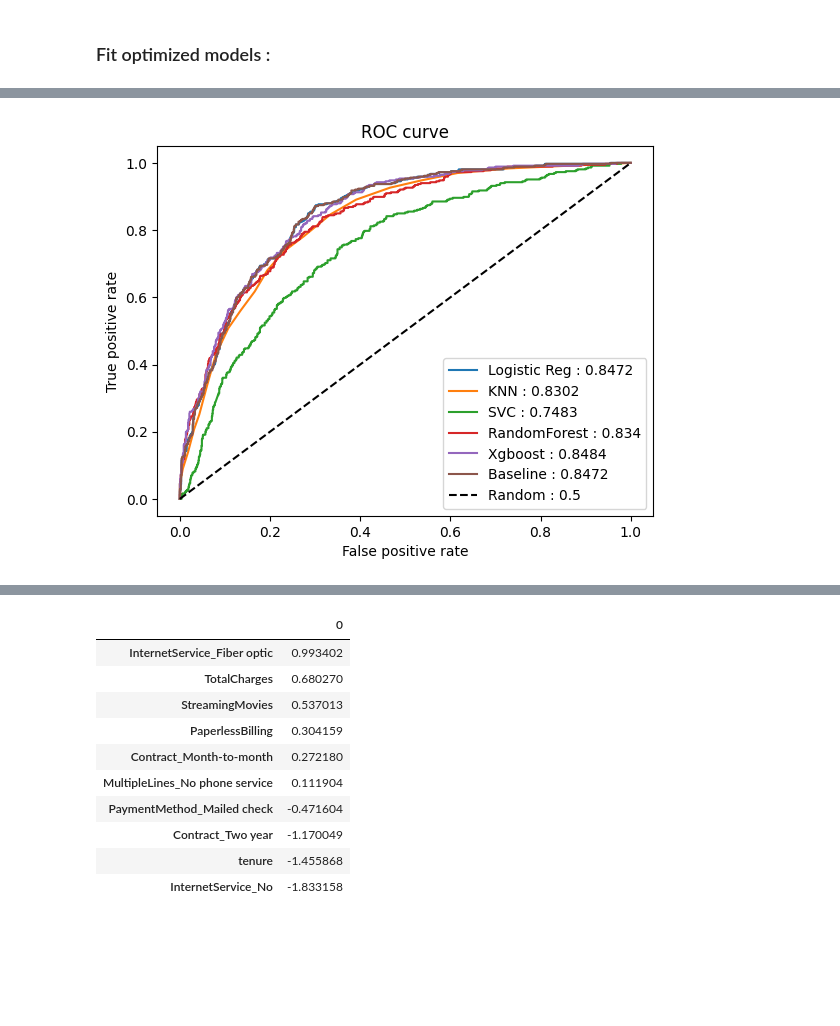
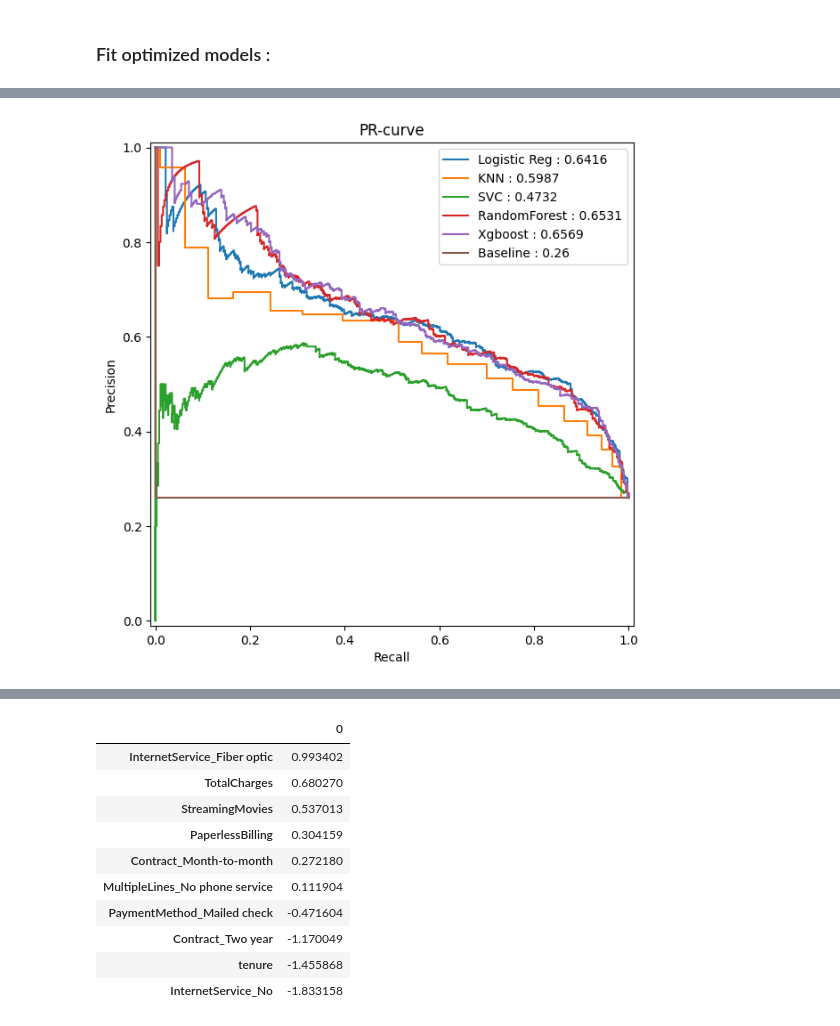
Before and after one commit to LoicLaffineur/Churn_Prediction_Telco, a Jupyter notebook: Telco_Churn_python.ipynb, the cells around one changed output, grey strips where cells are left out. Drawn from its saved outputs; the diff is of its cells as text; code cells hidden in the pictures; blank space fills up the shorter version.

```diff
--- a/Telco_Churn_python.ipynb
+++ b/Telco_Churn_python.ipynb
@@ -698,25 +718,40 @@ for model,model_name in zip(models,model_names) :
 # %%
 leg = list()
+precision = dict()
+recall = dict()
+thresholds = dict()
+average_precision = dict()
+
 for i, model, model_name in zip(range(len(model_names)),models, model_names) :
     y_prob = model.predict_proba(X_test)[:,1]
-    fpr, tpr, thresholds = roc_curve(y_test, y_prob)
-    plt.plot(fpr, tpr)
-    leg.append(model_name + ' : ' + str(round(roc_auc_score(y_test,y_prob),4)))
+    precision[i], recall[i], thresholds[i] = precision_recall_curve(y_test, y_prob)
+    average_precision[i] = average_precision_score(y_test, y_prob)
+    leg.append(model_name + ' : ' + str(round(average_precision_score(y_test,y_prob),4)))
 
-y_pred=base.predict(X_test)
-y_prob = base.predict_proba(X_test)[:,1]
-fpr, tpr, thresholds = roc_curve(y_test, y_prob)
-plt.plot(fpr, tpr)
-leg.append('Baseline : ' + str(round(roc_auc_score(y_test,y_prob),4)))
 
-plt.plot([0, 1], [0, 1], 'k--' )
-leg.append('Random : 0.5')
-plt.xlabel('False positive rate')
-plt.ylabel('True positive rate')
-plt.title('ROC curve')
-plt.legend(leg);
+precision[i+1], recall[i+1], thresholds[i+1] = precision_recall_curve(y_test, 0*y_test)
+average_precision[i+1] = average_precision_score(y_test, 0*y_test)
+leg.append('Baseline : '+str(round(average_precision_score(y_test,0*y_test),2)))
-# %% [output]
-[figure, removed]
+# %%
+# Add baseline :
+model_names.append('Baseline')
+
+_, ax = plt.subplots(figsize=(7, 8))
+
+for i in range(len(model_names)) :
+  display = PrecisionRecallDisplay(
+      recall=recall[i],
+      precision=precision[i],
+      average_precision=average_precision[i],
+  )
+  display.plot(
+       ax=ax, despine=False
+  )
+ax.legend(leg)
+plt.title('PR-curve')
+plt.show()
+# %% [output]
+[figure, added]
 # %%
 results = pd.DataFrame({
     'Model': model_names,
```
Also changed, not shown: parts of 22 cells of this notebook.
